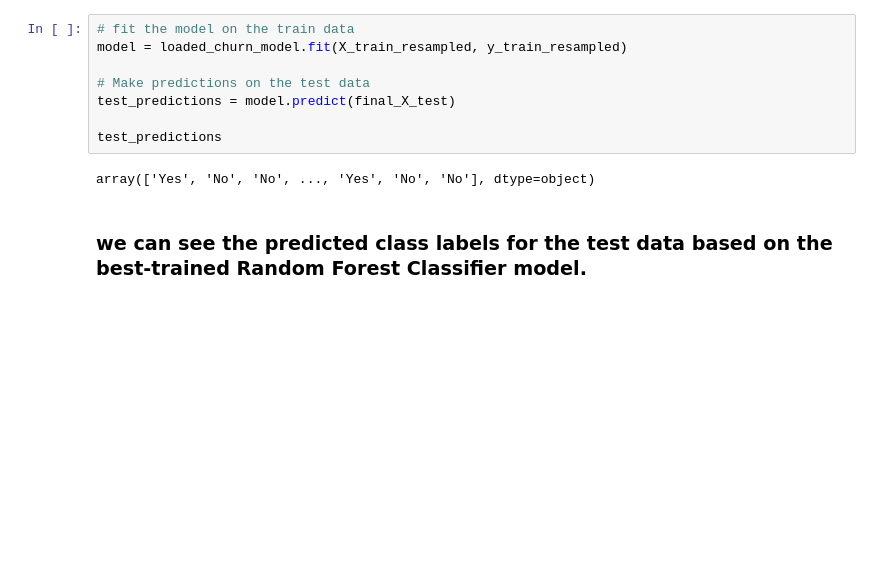
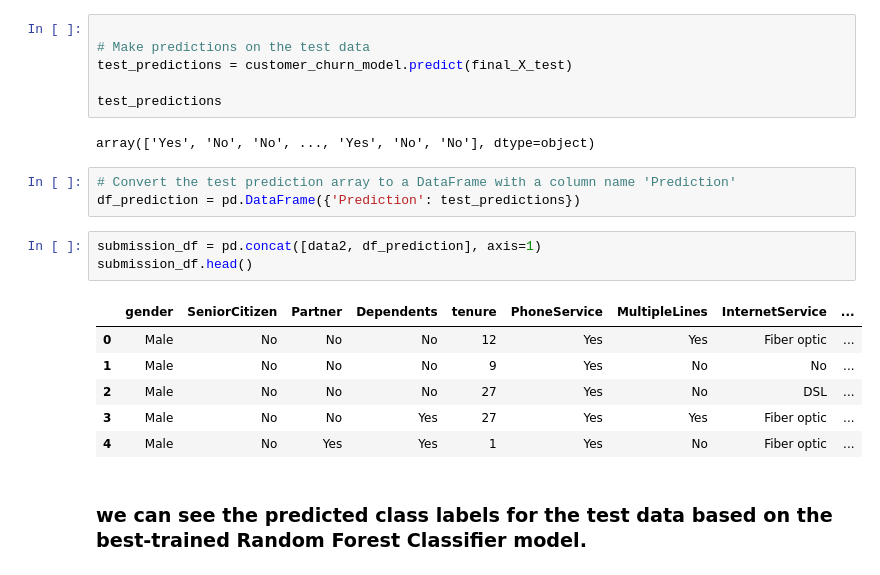
Before and after one commit to phinmaiyo/Gradio_Project, a Jupyter notebook: Telco_Churn.ipynb, the cells around one changed output. Drawn from its saved outputs; the diff is of its cells as text; blank space fills up the shorter version.

```diff
--- a/Telco_Churn.ipynb
+++ b/Telco_Churn.ipynb
@@ -2147,15 +2161,26 @@ with open('customer_churn_model.pkl', 'rb') as model_file:
 
 ## 5.2 Testing of Predictions
 # %%
-# fit the model on the train data
-model = loaded_churn_model.fit(X_train_resampled, y_train_resampled)
 
 # Make predictions on the test data
-test_predictions = model.predict(final_X_test)
+test_predictions = customer_churn_model.predict(final_X_test)
 
 test_predictions
 # %% [output]
 array(['Yes', 'No', 'No', ..., 'Yes', 'No', 'No'], dtype=object)
+# %%
+# Convert the test prediction array to a DataFrame with a column name 'Prediction'
+df_prediction = pd.DataFrame({'Prediction': test_predictions})
+# %%
+submission_df = pd.concat([data2, df_prediction], axis=1)
+submission_df.head()
+# %% [output]
+|  | gender | SeniorCitizen | Partner | Dependents | tenure | PhoneService | MultipleLines | InternetService | ... |
+| 0 | Male | No | No | No | 12 | Yes | Yes | Fiber optic | ... |
+| 1 | Male | No | No | No | 9 | Yes | No | No | ... |
+| 2 | Male | No | No | No | 27 | Yes | No | DSL | ... |
+| 3 | Male | No | No | Yes | 27 | Yes | Yes | Fiber optic | ... |
+| 4 | Male | No | Yes | Yes | 1 | Yes | No | Fiber optic | ... |
 # %% [markdown]
 ###  we can see the predicted class labels for the test data based on the best-trained Random Forest Classifier model.
 # %% [markdown]
```
Also changed, not shown: parts of 5 cells of this notebook, 1 other file.
